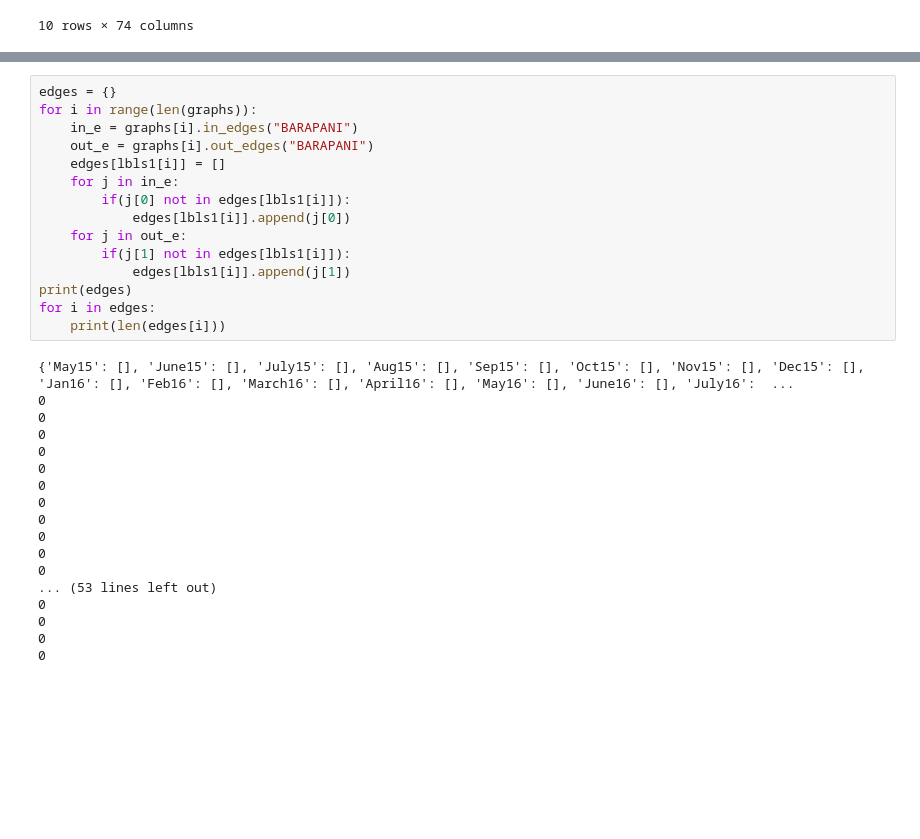
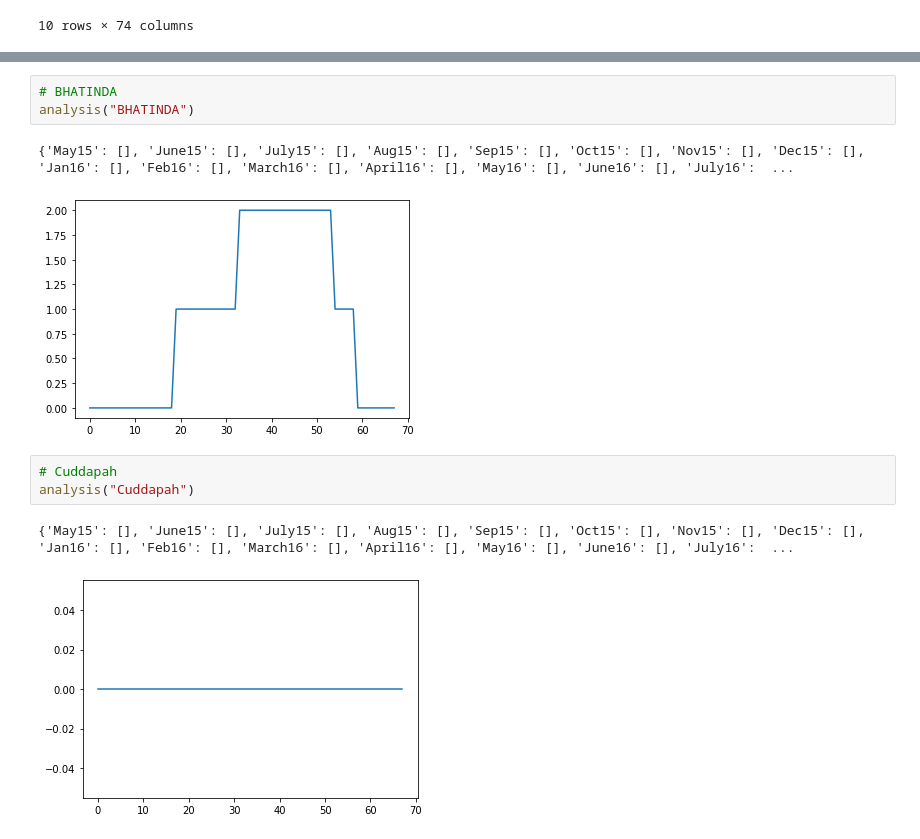
Before and after one commit to mbasil09/Analysis-of-Transport-Network, a Jupyter notebook: Evolution of Network.ipynb, the cells around one changed output, grey strips where cells are left out. Cells and saved outputs as stored; diff of their text form; blank space fills up the shorter version.

```diff
--- a/Evolution of Network.ipynb
+++ b/Evolution of Network.ipynb
@@ -332,33 +251,12 @@ for i in edges:
-# %%
-edges = {}
-for i in range(len(graphs)):
-    in_e = graphs[i].in_edges("BARAPANI")
-    out_e = graphs[i].out_edges("BARAPANI")
-    edges[lbls1[i]] = []
-    for j in in_e:
-        if(j[0] not in edges[lbls1[i]]):
-            edges[lbls1[i]].append(j[0])
-    for j in out_e:
-        if(j[1] not in edges[lbls1[i]]):
-            edges[lbls1[i]].append(j[1])
-print(edges)
-for i in edges:
-    print(len(edges[i]))
-# %% [output]
-{'May15': [], 'June15': [], 'July15': [], 'Aug15': [], 'Sep15': [], 'Oct15': [], 'Nov15': [], 'Dec15': [], 'Jan16': [], 'Feb16': [], 'March16': [], 'April16': [], 'May16': [], 'June16': [], 'July16':  ...
-0
-0
-0
-0
-0
-0
-0
-0
-0
-0
-0
-... (53 lines left out)
-0
-0
-0
-0
+# %%
+# BHATINDA
+analysis("BHATINDA")
+# %% [output]
+{'May15': [], 'June15': [], 'July15': [], 'Aug15': [], 'Sep15': [], 'Oct15': [], 'Nov15': [], 'Dec15': [], 'Jan16': [], 'Feb16': [], 'March16': [], 'April16': [], 'May16': [], 'June16': [], 'July16':  ...
+[figure, added]
+# %%
+# Cuddapah
+analysis("Cuddapah")
+# %% [output]
+{'May15': [], 'June15': [], 'July15': [], 'Aug15': [], 'Sep15': [], 'Oct15': [], 'Nov15': [], 'Dec15': [], 'Jan16': [], 'Feb16': [], 'March16': [], 'April16': [], 'May16': [], 'June16': [], 'July16':  ...
+[figure, added]
```
Also changed, not shown: parts of 9 cells of this notebook, 1 other file.
